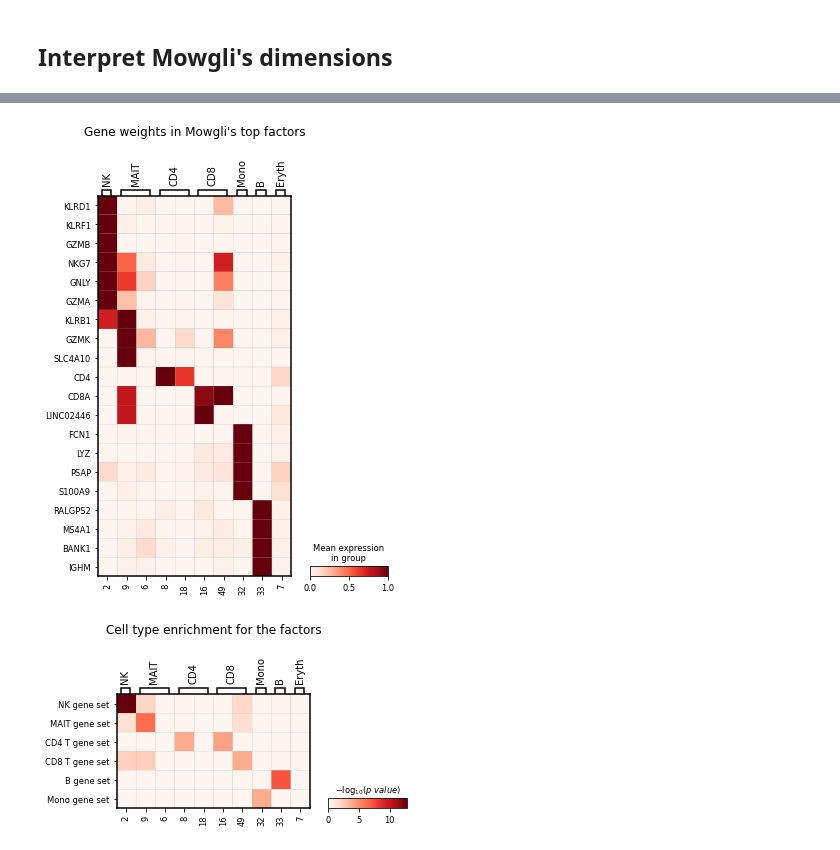
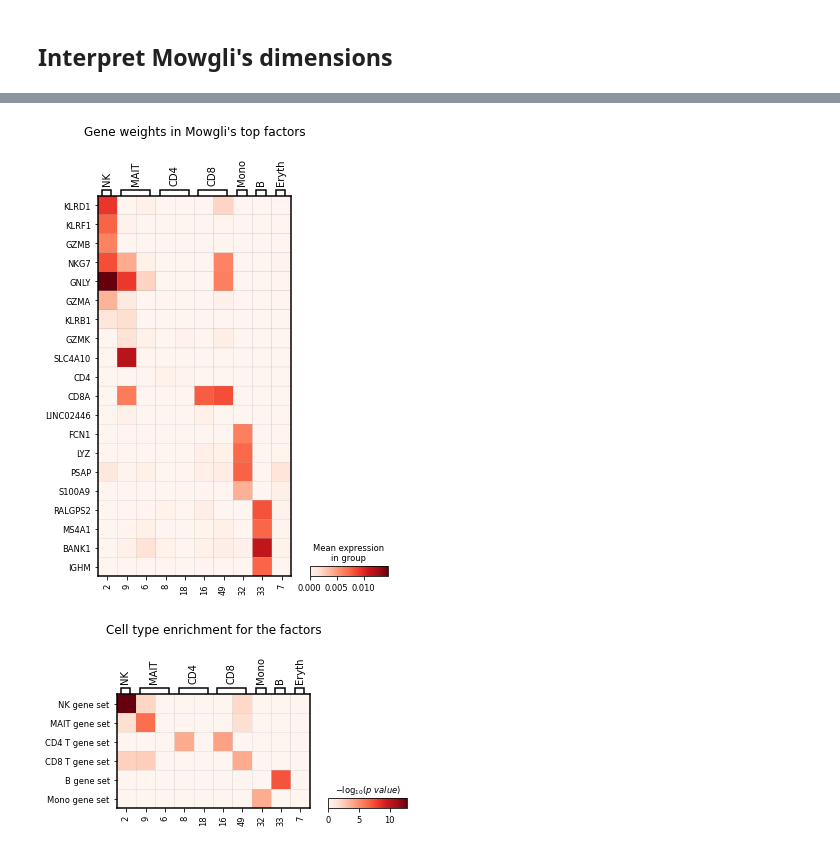
Before and after one commit to cantinilab/mowgli_reproducibility, a Jupyter notebook: visualize/visualize_part2.ipynb, the cells around one changed output, grey strips where cells are left out. Saved outputs shown, nothing was run; the diff lists cells and outputs as text; code cells hidden in the pictures.

```diff
--- a/visualize/visualize_part2.ipynb
+++ b/visualize/visualize_part2.ipynb
@@ -341,35 +341,35 @@ genes = [
     "PSAP",
     "S100A9",
     "RALGPS2",
     "MS4A1",
     "BANK1",
     "IGHM",
 ]
 adata = adata[
     genes,
     [2, 9, 6, 8, 18, 16, 49, 32, 33, 7],
 ]
 varnames = {
     "NK": ["2"],
     "MAIT": ["9", "6"],
     "CD4": ["8", "18"],
     "CD8": ["16", "49"],
     "Mono": ["32"],
     "B": ["33"],
     "Eryth": ["7"],
     # " ": ["1", "3", "4", "5", "10", "11", "12", "13", "14", "15", "17", "19", "20", "21", "22", "23", "24", "25", "26", "27", "28", "29", "30", "31", "35", "36", "37", "38", "39", "40", "41", "42", "43", "44", "45", "46", "47", "48"],
 }
 sc.pl.matrixplot(
     adata,
     varnames,
     groupby="rna",
     cmap="Reds",
     categories_order=genes,
     title="Gene weights in Mowgli's top factors",
-    standard_scale="group",
+    # standard_scale="group",
 )
 # %% [output]
-[figure, old version]
+[figure, new version]
 # %%
 # celltypes = enr.loc[enr["source"] == "Azimuth_Cell_Types_2021", "native"].unique()
 # %%
```
Also changed, not shown: parts of 10 cells of this notebook, 21 other files.
